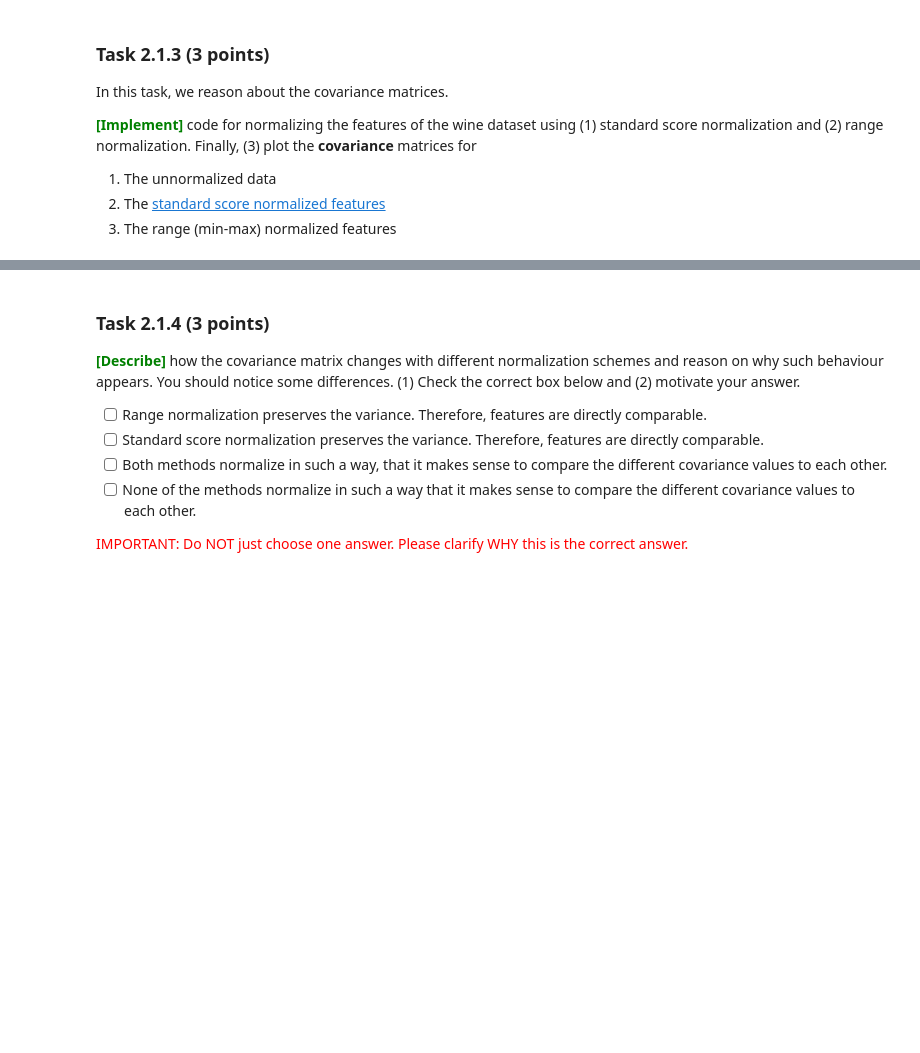
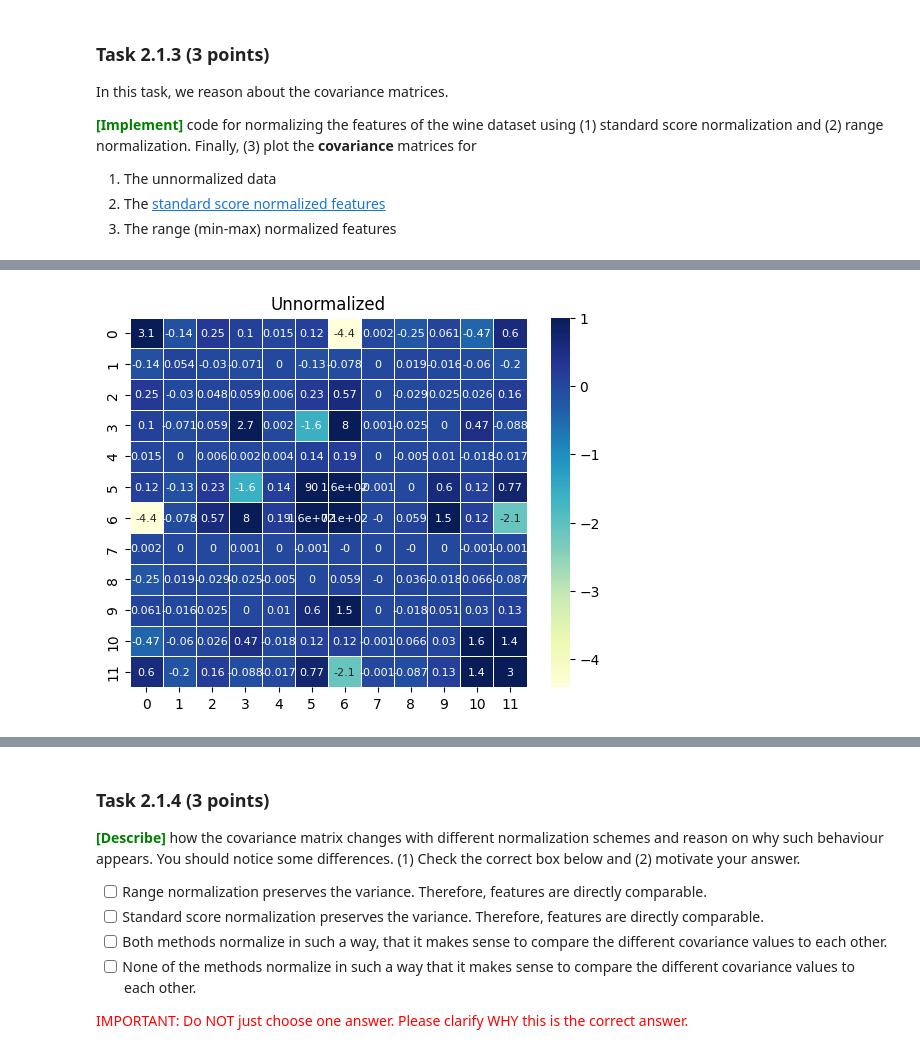
Before and after one commit to BjarkiKassOlsen/DM-Hand-In, a Jupyter notebook: handins/handin1.ipynb, the cells around one changed output, grey strips where cells are left out. Cells and saved outputs as stored; diff of their text form; code cells hidden in the pictures; blank space fills up the shorter version.

```diff
--- a/handins/handin1.ipynb
+++ b/handins/handin1.ipynb
@@ -624,6 +624,7 @@ In this task, we reason about the covariance matrices.
 2. The [standard score normalized features](https://en.wikipedia.org/wiki/Standard_score)
 3. The range (min-max) normalized features
 # %%
+import math
 # Data
 X = data_np
 
@@ -633,49 +634,19 @@ X = data_np
 def standard_score(X):
     X_mean = []
     X_std = []
+
+    X_new = [[0 for _ in range(len(X[0]))] for _ in range(len(X))]
+
     for i in range(len(X[0])):
         column_i = [row[i] for row in X]
         mean_i = sum(column_i) / len(column_i)
-        std_i = math.sqrt(sum([(x - mean_i)**2 for x in column_i]) / len(column_i))
+        std_i = np.sqrt(sum([(x - mean_i)**2 for x in column_i]) / len(column_i))
         X_mean.append(mean_i)
         X_std.append(std_i)
         for j in range(len(X)):
-            X[j][i] = (X[j][i] - mean_i) / std_i
+            X_new[j][i] = (X[j][i] - mean_i) / std_i
 
-    return X
-
-
-
-
-# # Compute the correlation matrix
-#     n = len(data)
-#     means = [sum(x) / n for x in data.T]
-#     stddevs = []
-#     for i in range(len(data[0])):
-#         std = [(x[i] - means[i])**2 for x in data]
-#         stddevs.append((sum(std) / n)**0.5)
-
-
-
-#     corr = [[0 for _ in range(len(data[0]))] for _ in range(len(data[0]))]
-
-
-#     for i in range(len(data[0])):
-#         for j in range(len(data[0])):
-#             if i == j:
-#                 corr[i][j] = 1
-#             else:
-#                 cov = sum((data[k][i] - means[i]) * (data[k][j] - means[j]) for k in range(n)) /n
-#                 corr[i][j] = cov / (stddevs[i] * stddevs[j])
-
-
-#     # YOUR CODE HERE
-#     return corr
-
-
-
-
-
+    return np.array(X_new)
 
 
 
@@ -684,6 +655,7 @@ def standard_score(X):
 def range_normalization(X):
     X_min = []
     X_max = []
+    X_new = [[0 for _ in range(len(X[0]))] for _ in range(len(X))]
     for i in range(len(X[0])):
         column_i = [row[i] for row in X]
         min_i = min(column_i)
@@ -691,49 +663,50 @@ def range_normalization(X):
         X_min.append(min_i)
         X_max.append(max_i)
         for j in range(len(X)):
-            X[j][i] = (X[j][i] - min_i) / (max_i - min_i)
-    return X
+            X_new[j][i] = (X[j][i] - min_i) / (max_i - min_i)
+    return np.array(X_new)
 
 
 
+def mean(X):
+    return [sum(x) / n for x in X.T]
 
 
 
 # Covariance matrices
-def covariance_matrix(X):
-    n_features = len(X[0])
-    covariance = [[0 for _ in range(n_features)] for _ in range(n_features)]
-    for i in range(n_features):
-        for j in range(i, n_features):
-            mean_i = sum([row[i] for row in X]) / len(X)
-            mean_j = sum([row[j] for row in X]) / len(X)
-            covariance_ij = sum([(row[i] - mean_i) * (row[j] - mean_j) for row in X]) / (len(X) - 1)
-            covariance[i][j] = covariance_ij
-            covariance[j][i] = covariance_ij
-    return covariance
+n = len(X)
+X_stand_score = standard_score(X)
+X_range_norm = range_normalization(X)
 
 
-covariance_unnormalized = covariance_matrix(X)
-covariance_std = covariance_matrix(X_std)
-covariance_minmax = covariance_matrix(X_minmax)
+mu = mean(X)
+mu_ss = mean(X_stand_score)
+mu_rn = mean(X_range_norm)
+
+
+
+covariance_unnormalized = ((X - mu).T @ (X - mu)) /n
+covariance_std = ((X_stand_score - mu_ss).T @ (X_stand_score - mu_ss)) /n
+covariance_minmax = ((X_range_norm - mu_rn).T @ (X_range_norm - mu_rn)) /n
 
 
 
 # Plotting covariance matrices
 import matplotlib.pyplot as plt
 
-plt.imshow(covariance_unnormalized, cmap='hot', interpolation='nearest')
-plt.title('Unnormalized data')
-plt.show()
-
-plt.imshow(covariance_std, cmap='hot', interpolation='nearest')
-plt.title('Standard score normalized features')
-plt.show()
-
-plt.imshow(covariance_minmax, cmap='hot', interpolation='nearest')
-plt.title('Range (min-max) normalized features')
+sns.heatmap(np.round(covariance_unnormalized,3) ,annot=True,linewidths=.5, cmap="YlGnBu", annot_kws={"fontsize":8}, vmax=1)
+plt.title('Unnormalized')
 plt.show()
 
 
+sns.heatmap(np.round(covariance_std,3) ,annot=True,linewidths=.5, cmap="YlGnBu", annot_kws={"fontsize":8}, vmax=1)
+plt.title('Standard Score normalization')
+plt.show()
+
+
+sns.heatmap(np.round(covariance_minmax,3) ,annot=True,linewidths=.5, cmap="YlGnBu", annot_kws={"fontsize":8}, vmax=1)
+plt.title('Range normalization')
+plt.show()
+
 # YOUR CODE HERE
 # %% [output]
@@ -740,0 +713 @@ NameError: name 'math' is not defined
+[figure, added]
```
Also changed, not shown: parts of 5 cells of this notebook.
